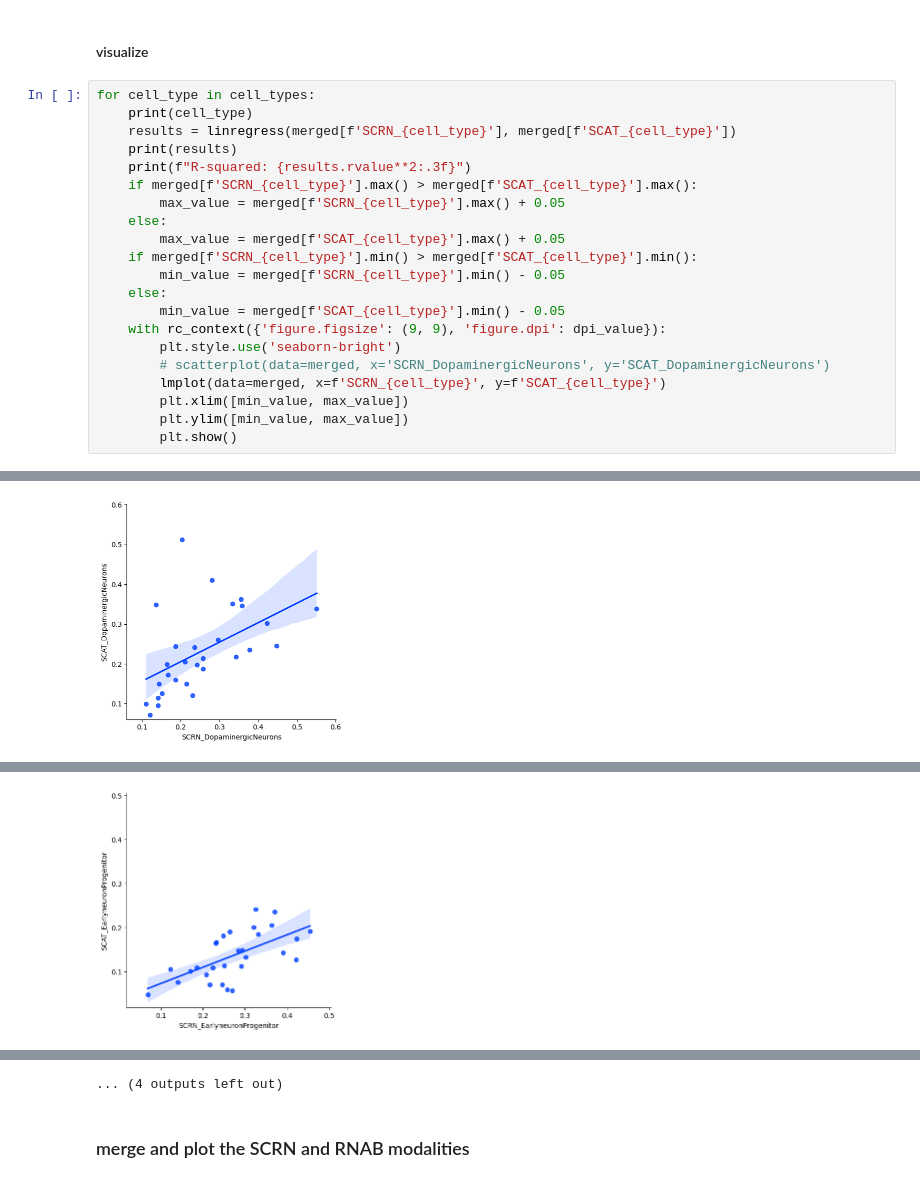
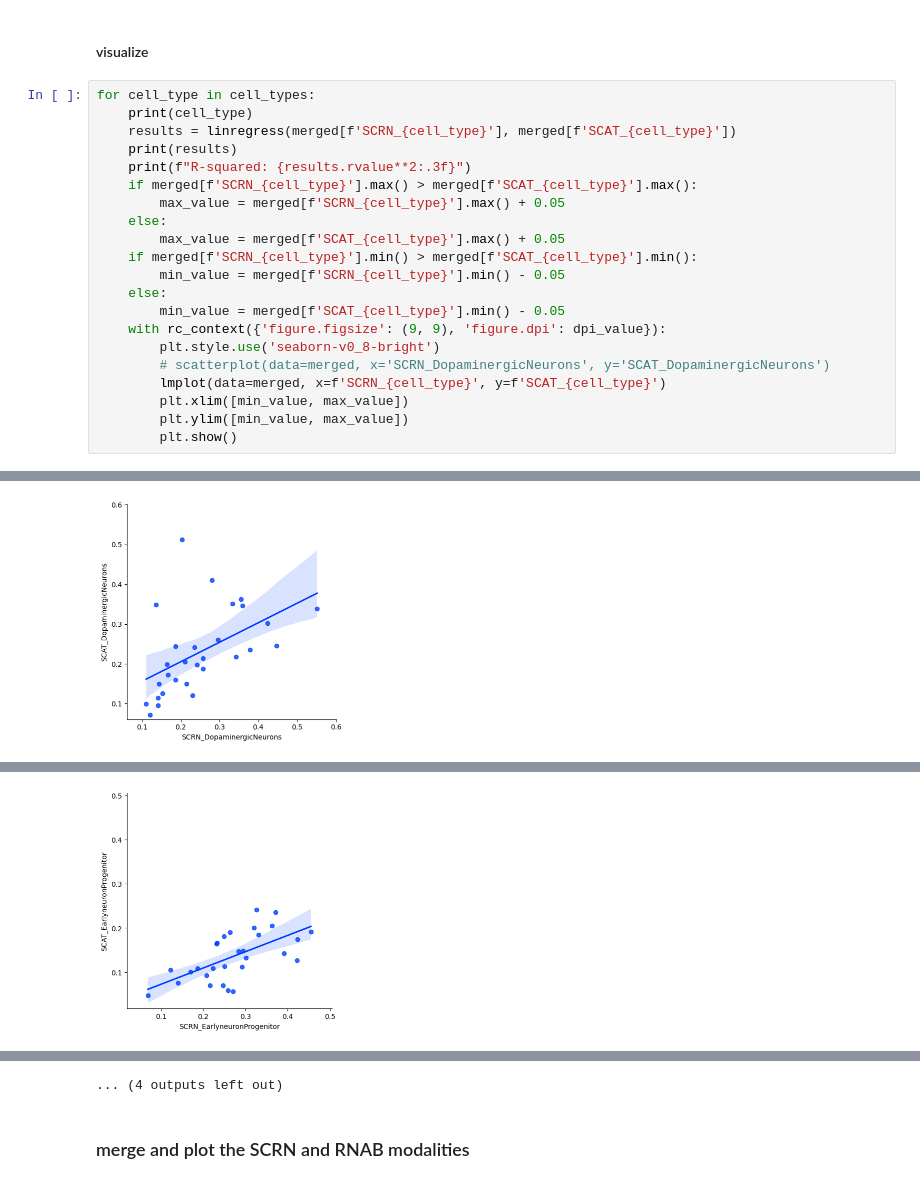
Before and after one commit to FOUNDINPD/foundin_qtl, a Jupyter notebook: figures/compare_cell_fractions.ipynb, the cells around one changed output, grey strips where cells are left out. Cells and saved outputs as stored; diff of their text form.

Commit message:
updated seaborn palette
updated seaborn palette

```diff
--- a/figures/compare_cell_fractions.ipynb
+++ b/figures/compare_cell_fractions.ipynb
@@ -143,7 +143,7 @@ for cell_type in cell_types:
     else:
         min_value = merged[f'SCAT_{cell_type}'].min() - 0.05
     with rc_context({'figure.figsize': (9, 9), 'figure.dpi': dpi_value}):
-        plt.style.use('seaborn-bright')
+        plt.style.use('seaborn-v0_8-bright')
         # scatterplot(data=merged, x='SCRN_DopaminergicNeurons', y='SCAT_DopaminergicNeurons')
         lmplot(data=merged, x=f'SCRN_{cell_type}', y=f'SCAT_{cell_type}')
         plt.xlim([min_value, max_value])
@@ -159,3 +159,3 @@ LinregressResult(slope=0.3682932900464642, intercept=0.03600689517878726, rvalue
 R-squared: 0.385
-[figure, old version]
+[figure, new version]
 Ependymal-likeCells
```
Also changed, not shown: parts of 12 cells of this notebook.
